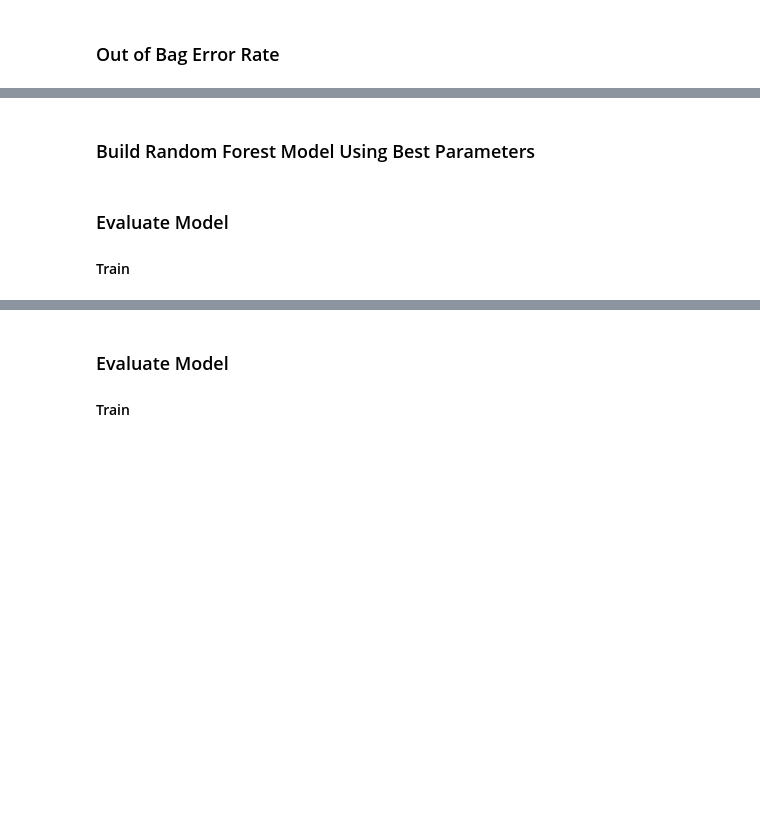
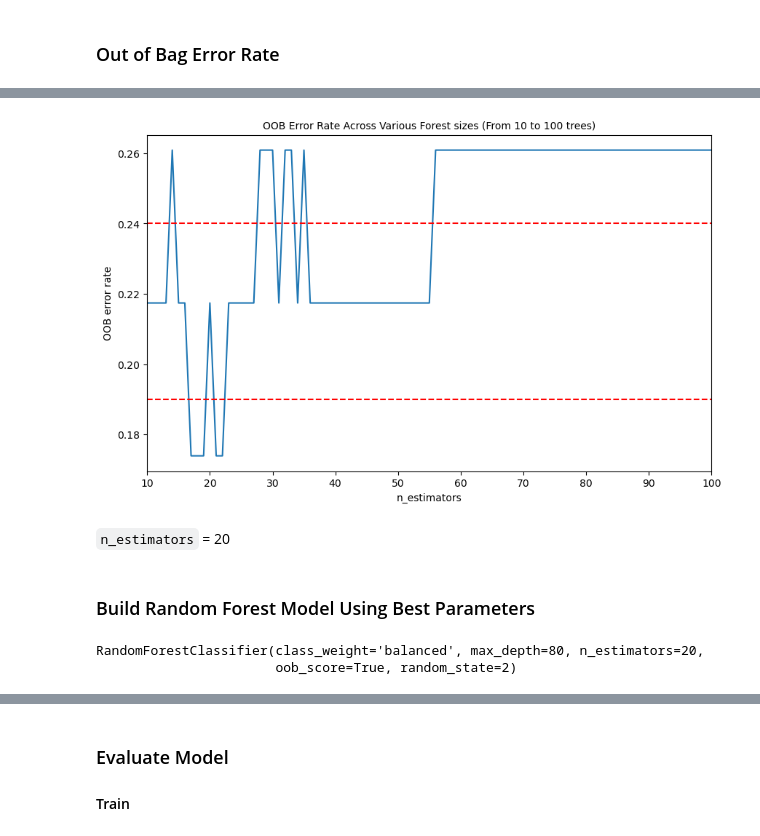
Before and after one commit to KristoferLintonReid/ultrasound-contrastivemodels, a Jupyter notebook: notebooks/baseline_models_embeddings.ipynb, the cells around one changed output, grey strips where cells are left out. Saved outputs shown, nothing was run; the diff lists cells and outputs as text; code cells hidden in the pictures; blank space fills up the shorter version.

```diff
--- a/notebooks/baseline_models_embeddings.ipynb
+++ b/notebooks/baseline_models_embeddings.ipynb
@@ -1119,2 +1401,9 @@ spearman_img = spearman_df["Features"].to_list()
+# %%
+# Seperating out the features
+X_train_rna = rna_train_df.drop(["image_name", "SURGICAL"], axis=1)
+# Only keep the top features
+X_train_rna = rna_features.loc[:, rna_features.columns.isin(spearman_rna)]
+# Seperating out the target
+y_train_rna = rna_train_df[["SURGICAL"]]
 # %% [markdown]
 ### Fit Random Forest Model
@@ -1132,9 +1413,11 @@ fit_rf_img = RandomForestClassifier(n_estimators=1000,
                                     random_state=2)
 # %%
 # Hyperparameter optimisation
-param_dist = { "bootstrap": [True, False],
+param_dist = {"bootstrap": [True, False],
+    "max_depth": [80, 90, 100, 110],
+    "max_features": ["sqrt", "log2", 0.5, 0.7, None],
     "criterion": ["gini", "entropy"],
-    "max_features": ["sqrt", "log2", 0.5, 0.7, None]}
+    "class_weight": ["balanced", "balanced_subsample"]}
 
-cv_rf_img = GridSearchCV(fit_rf_img, cv=3, param_grid=param_dist, verbose=3)
+cv_rf_rna = GridSearchCV(fit_rf_rna, cv=3, param_grid=param_dist, verbose=3)
 # %%
@@ -1144,4 +1448,7 @@ print('Best Parameters using grid search: \n',
 # %%
 # Set best parameters given by grid search
-fit_rf_img.set_params(criterion = "gini",
-                     max_features = "sqrt")
+fit_rf_rna.set_params(bootstrap = True,
+                        criterion = "gini",
+                        class_weight = "balanced",
+                        max_depth = 80,
+                        max_features = "sqrt")
@@ -1148,8 +1458,7 @@ fit_rf_img.set_params(criterion = "gini",
 # %% [markdown]
 ### Out of Bag Error Rate
 # %%
-fit_rf_img.set_params(n_estimators=100,
-                        warm_start=True,
+fit_rf_rna.set_params(n_estimators=100,
                         oob_score=True)
 
 min_estimators = 10
@@ -1160,10 +1469,10 @@ min_index = 0
 error_rate = {}
 
 for i in range(min_estimators, max_estimators + 1):
-    fit_rf_img.set_params(n_estimators=i)
-    fit_rf_img.fit(X_train_img, y_train_img.values.ravel())
+    fit_rf_rna.set_params(n_estimators=i)
+    fit_rf_rna.fit(X_train_rna, y_train_rna.values.ravel())
 
-    oob_error = 1 - fit_rf_img.oob_score_
+    oob_error = 1 - fit_rf_rna.oob_score_
     error_rate[i] = oob_error
 
     if min_oob_error > oob_error:
@@ -1187,26 +1501,33 @@ plt.show()
 # %%
 fig, ax = plt.subplots(figsize=(10, 6))
 
 num_estimators = list(error_rate.keys())
 oob_error = list(error_rate.values())
 
 plt.xlim(min_estimators, 100)
 plt.plot(num_estimators, oob_error)
-plt.axhline(0.217, color="red", linestyle="--")
-plt.axhline(0.198, color="red", linestyle="--")
+plt.axhline(0.24, color="red", linestyle="--")
+plt.axhline(0.19, color="red", linestyle="--")
 plt.xlabel("n_estimators", fontsize=10)
 plt.ylabel("OOB error rate", fontsize=10)
 plt.title("OOB Error Rate Across Various Forest sizes (From 10 to 100 trees)", fontsize=10)
 plt.show()
+# %% [output]
+[figure, added]
+# %% [markdown]
+`n_estimators` = 20
 # %% [markdown]
 ### Build Random Forest Model Using Best Parameters
 # %%
 # Create the classifier
-fit_rf_img.set_params(n_estimators=44,
-                      bootstrap=True,
-                      warm_start=False,
-                      criterion= "gini",
-                      max_features= "sqrt",
-                      oob_score=True,
-                      class_weight= "balanced",
-                      random_state=2)
+fit_rf_rna.set_params(bootstrap = True,
+                        n_estimators = 20,
+                        max_depth = 80,
+                        max_features = "sqrt",
+                        criterion= "gini",
+                        class_weight = "balanced",
+                        oob_score = True,
+                        random_state = 2)
+# %% [output]
+RandomForestClassifier(class_weight='balanced', max_depth=80, n_estimators=20,
+                       oob_score=True, random_state=2)
@@ -1216,4 +1533,0 @@ fit_rf_img.fit(X_train_img, y_train_img)
-# %% [markdown]
-### Evaluate Model
-
-#### Train
```
Also changed, not shown: parts of 133 cells of this notebook.
